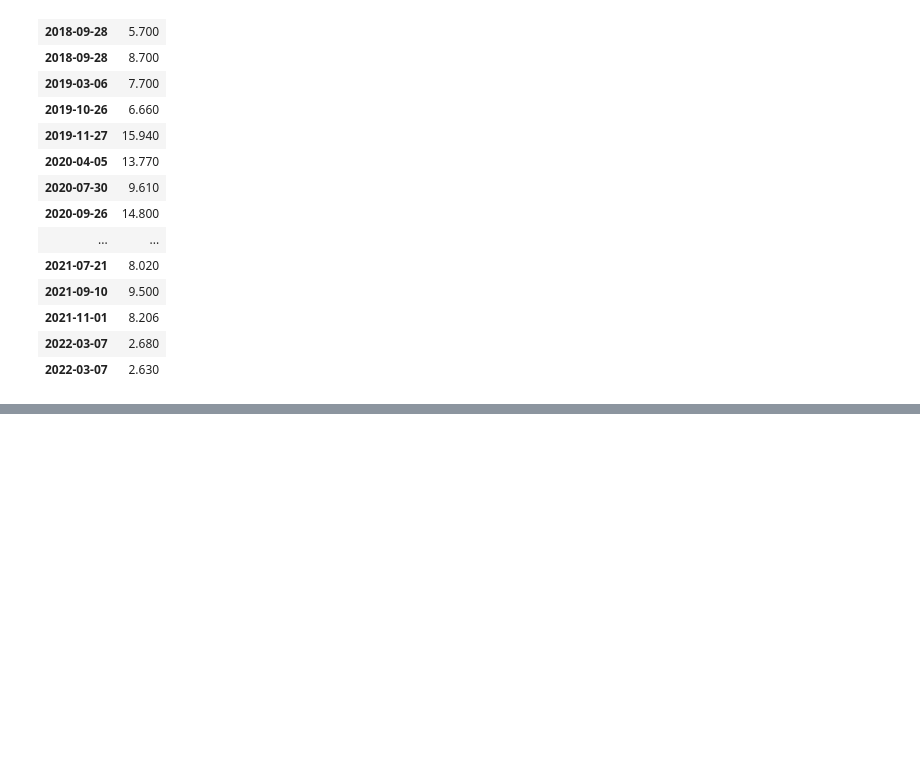
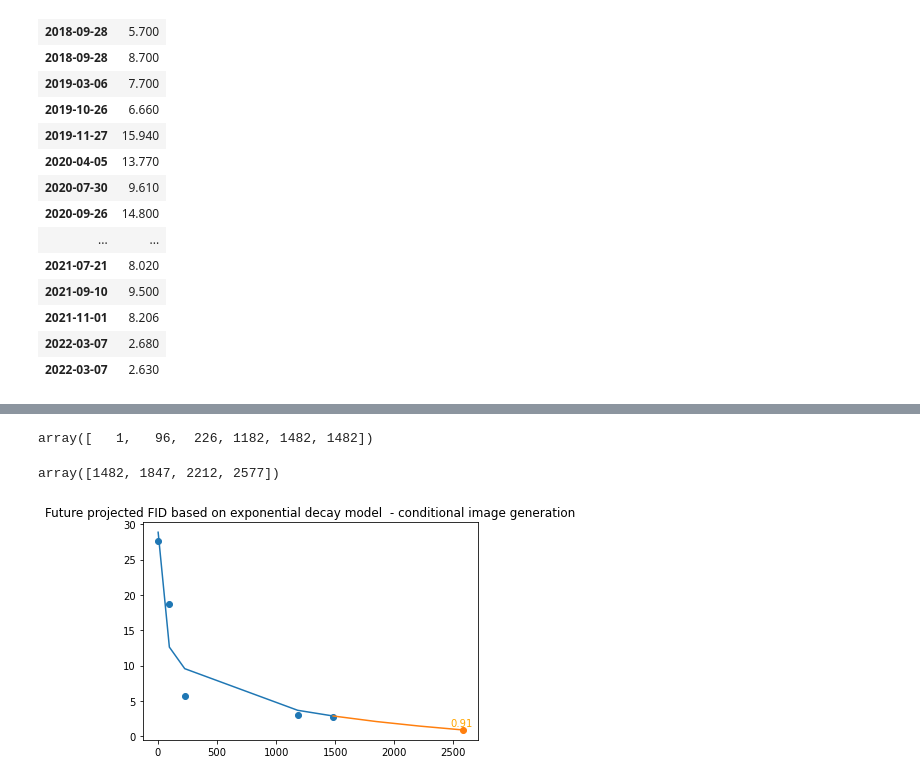
Before and after one commit to solalatus/deepfake_popularity, a Jupyter notebook: paperswithcode_downloader.ipynb, the cells around one changed output, grey strips where cells are left out. Drawn from its saved outputs; the diff is of its cells as text; code cells hidden in the pictures; blank space fills up the shorter version.

Commit message:
unfinished exponential decay model of FID

```diff
--- a/paperswithcode_downloader.ipynb
+++ b/paperswithcode_downloader.ipynb
@@ -321,0 +323,3 @@ plt.show()
+# %%
+targets = imagenet_df.cummin().drop_duplicates()
+targets
@@ -321,0 +335,43 @@ plt.show()
+# %%
+import numpy as np
+
+basedate = pd.to_datetime(targets.index[0])
+
+times = pd.to_datetime(targets.index).to_series().apply(lambda x: (x - basedate).days).values +1
+times
+# %% [output]
+array([   1,   96,  226, 1182, 1482, 1482])
+# %%
+future = np.array([times[-1]+x*365 for x in range(4)])
+future
+# %% [output]
+array([1482, 1847, 2212, 2577])
+# %%
+import scipy as sp
+import scipy.optimize
+
+def model_func(t, A, K, C):
+    return (A * (np.log(K * t) / np.log(0.5))) + C
+
+def fit_exp_nonlinear(t, y):
+    opt_parms, parm_cov = sp.optimize.curve_fit(model_func, t, y, maxfev=1000)
+    A, K, C = opt_parms
+    return A, K, C
+
+A, K, C = fit_exp_nonlinear(times[:-1], targets.fids.values[:-1])
+fit_y = model_func(times[:-1], A, K, C)
+
+future_y = model_func(future, A, K, C)
+
+plt.plot(times[:-1], fit_y)
+plt.scatter(times[:-1], targets.fids.values[:-1])
+plt.plot(future, future_y)
+plt.scatter(future[-1:], future_y[-1:])
+
+plt.text(future[-1]-100, future_y[-1]+0.5, str(future_y[-1])[:4], color="orange")
+plt.title("Future projected FID based on exponential decay model  - conditional image generation")
+plt.show()
+#print(A, K, C)
+#print(fit_y)
+# %% [output]
+[figure, added]
```
Also changed, not shown: parts of 9 cells of this notebook.
